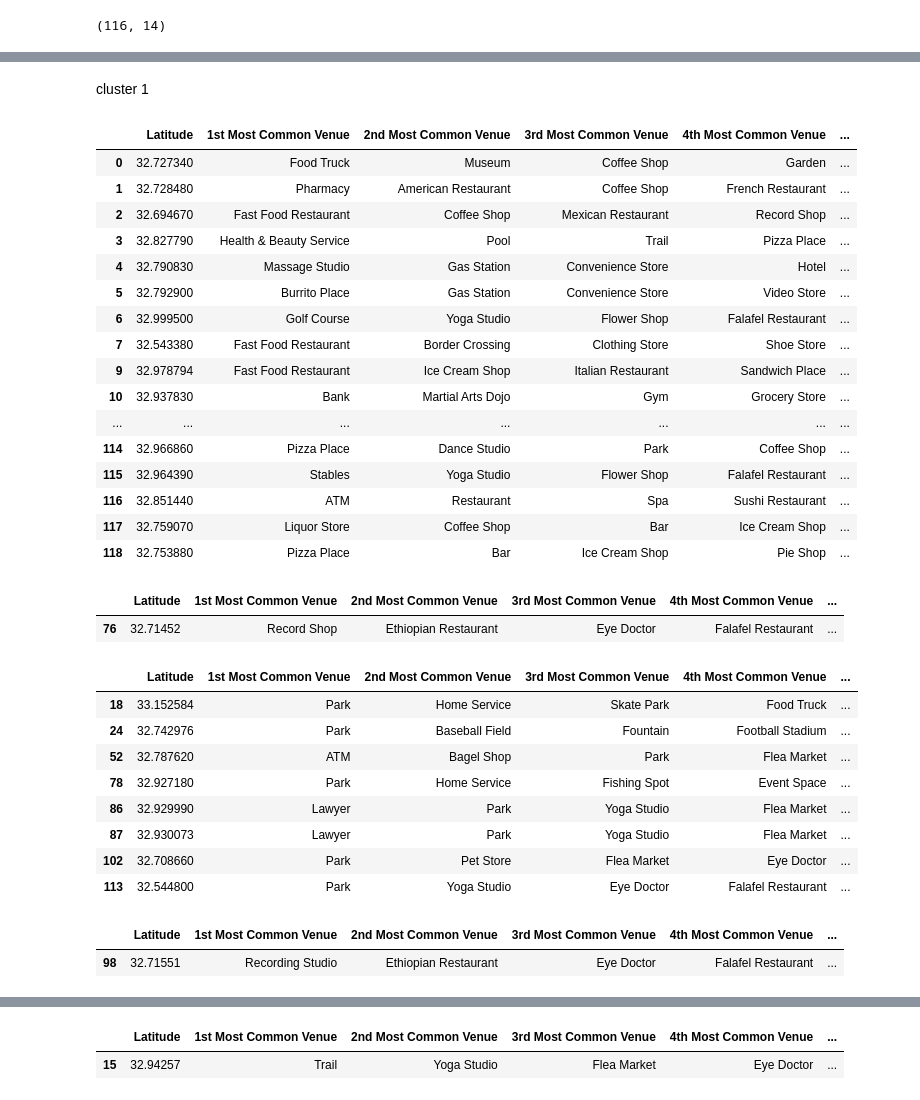
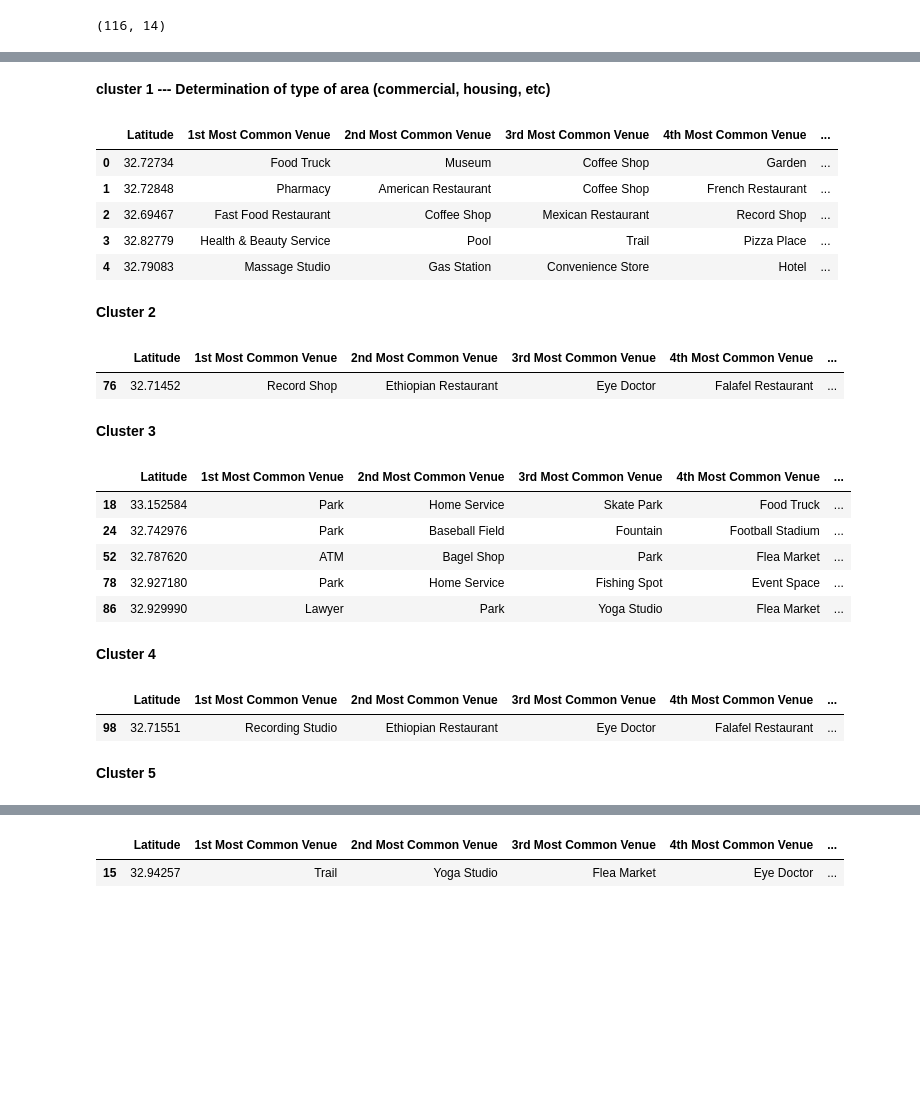
Before and after one commit to varungupta333/Capstone-Project-Data-Science-IBM, a Jupyter notebook: Capstone project.ipynb, the cells around one changed output, grey strips where cells are left out. Drawn from its saved outputs; the diff is of its cells as text; code cells hidden in the pictures; blank space fills up the shorter version.

```diff
--- a/Capstone project.ipynb
+++ b/Capstone project.ipynb
@@ -447,35 +414,28 @@ for lat, lon, poi, cluster in zip(san_merged['Latitude'], san_merged['Longitude'
 map_clusters
 # %% [output]
 [interactive output not drawn]
-# %% [markdown]
-cluster 1
+# %% [markdown]
+**cluster 1 --- Determination of type of area (commercial, housing, etc)**
 # %%
-san_merged.loc[san_merged['Cluster Label'] == 0, san_merged.columns[[1] + list(range(3, san_merged.shape[1]))]]
+san_merged.loc[san_merged['Cluster Label'] == 0, san_merged.columns[[1] + list(range(3, san_merged.shape[1]))]].head()
 # %% [output]
 |  | Latitude | 1st Most Common Venue | 2nd Most Common Venue | 3rd Most Common Venue | 4th Most Common Venue | ... |
-| 0 | 32.727340 | Food Truck | Museum | Coffee Shop | Garden | ... |
-| 1 | 32.728480 | Pharmacy | American Restaurant | Coffee Shop | French Restaurant | ... |
-| 2 | 32.694670 | Fast Food Restaurant | Coffee Shop | Mexican Restaurant | Record Shop | ... |
-| 3 | 32.827790 | Health & Beauty Service | Pool | Trail | Pizza Place | ... |
-| 4 | 32.790830 | Massage Studio | Gas Station | Convenience Store | Hotel | ... |
-| 5 | 32.792900 | Burrito Place | Gas Station | Convenience Store | Video Store | ... |
-| 6 | 32.999500 | Golf Course | Yoga Studio | Flower Shop | Falafel Restaurant | ... |
-| 7 | 32.543380 | Fast Food Restaurant | Border Crossing | Clothing Store | Shoe Store | ... |
-| 9 | 32.978794 | Fast Food Restaurant | Ice Cream Shop | Italian Restaurant | Sandwich Place | ... |
-| 10 | 32.937830 | Bank | Martial Arts Dojo | Gym | Grocery Store | ... |
-| ... | ... | ... | ... | ... | ... | ... |
-| 114 | 32.966860 | Pizza Place | Dance Studio | Park | Coffee Shop | ... |
-| 115 | 32.964390 | Stables | Yoga Studio | Flower Shop | Falafel Restaurant | ... |
-| 116 | 32.851440 | ATM | Restaurant | Spa | Sushi Restaurant | ... |
-| 117 | 32.759070 | Liquor Store | Coffee Shop | Bar | Ice Cream Shop | ... |
-| 118 | 32.753880 | Pizza Place | Bar | Ice Cream Shop | Pie Shop | ... |
+| 0 | 32.72734 | Food Truck | Museum | Coffee Shop | Garden | ... |
+| 1 | 32.72848 | Pharmacy | American Restaurant | Coffee Shop | French Restaurant | ... |
+| 2 | 32.69467 | Fast Food Restaurant | Coffee Shop | Mexican Restaurant | Record Shop | ... |
+| 3 | 32.82779 | Health & Beauty Service | Pool | Trail | Pizza Place | ... |
+| 4 | 32.79083 | Massage Studio | Gas Station | Convenience Store | Hotel | ... |
+# %% [markdown]
+**Cluster 2**
 # %%
 san_merged.loc[san_merged['Cluster Label'] == 1, san_merged.columns[[1] + list(range(3, san_merged.shape[1]))]]
 # %% [output]
 |  | Latitude | 1st Most Common Venue | 2nd Most Common Venue | 3rd Most Common Venue | 4th Most Common Venue | ... |
 | 76 | 32.71452 | Record Shop | Ethiopian Restaurant | Eye Doctor | Falafel Restaurant | ... |
+# %% [markdown]
+**Cluster 3**
 # %%
-san_merged.loc[san_merged['Cluster Label'] == 2, san_merged.columns[[1] + list(range(3, san_merged.shape[1]))]]
+san_merged.loc[san_merged['Cluster Label'] == 2, san_merged.columns[[1] + list(range(3, san_merged.shape[1]))]].head()
 # %% [output]
 |  | Latitude | 1st Most Common Venue | 2nd Most Common Venue | 3rd Most Common Venue | 4th Most Common Venue | ... |
 | 18 | 33.152584 | Park | Home Service | Skate Park | Food Truck | ... |
@@ -483,12 +443,13 @@ san_merged.loc[san_merged['Cluster Label'] == 2, san_merged.columns[[1] + list(r
 | 52 | 32.787620 | ATM | Bagel Shop | Park | Flea Market | ... |
 | 78 | 32.927180 | Park | Home Service | Fishing Spot | Event Space | ... |
 | 86 | 32.929990 | Lawyer | Park | Yoga Studio | Flea Market | ... |
-| 87 | 32.930073 | Lawyer | Park | Yoga Studio | Flea Market | ... |
-| 102 | 32.708660 | Park | Pet Store | Flea Market | Eye Doctor | ... |
-| 113 | 32.544800 | Park | Yoga Studio | Eye Doctor | Falafel Restaurant | ... |
+# %% [markdown]
+**Cluster 4**
 # %%
 san_merged.loc[san_merged['Cluster Label'] == 3, san_merged.columns[[1] + list(range(3, san_merged.shape[1]))]]
 # %% [output]
 |  | Latitude | 1st Most Common Venue | 2nd Most Common Venue | 3rd Most Common Venue | 4th Most Common Venue | ... |
 | 98 | 32.71551 | Recording Studio | Ethiopian Restaurant | Eye Doctor | Falafel Restaurant | ... |
+# %% [markdown]
+**Cluster 5**
 # %%
```
Also changed, not shown: parts of 23 cells of this notebook.
